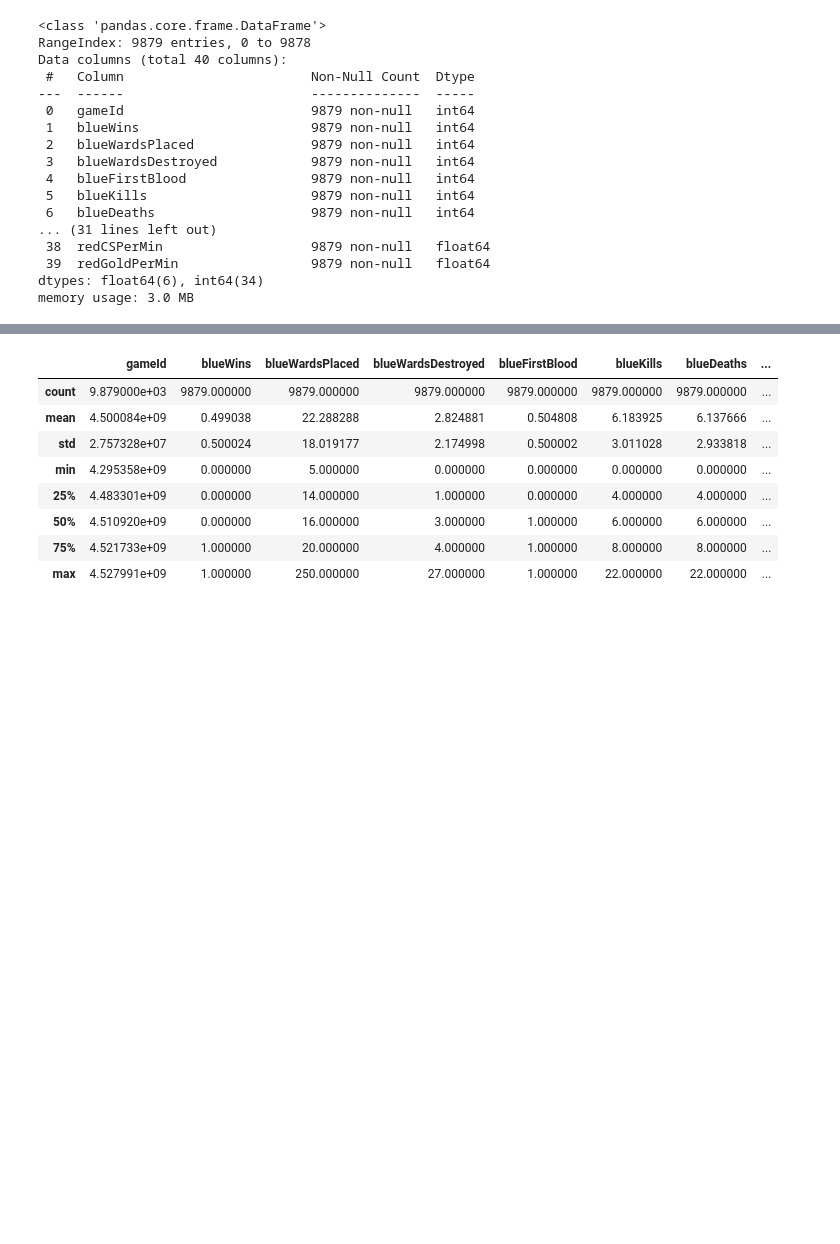
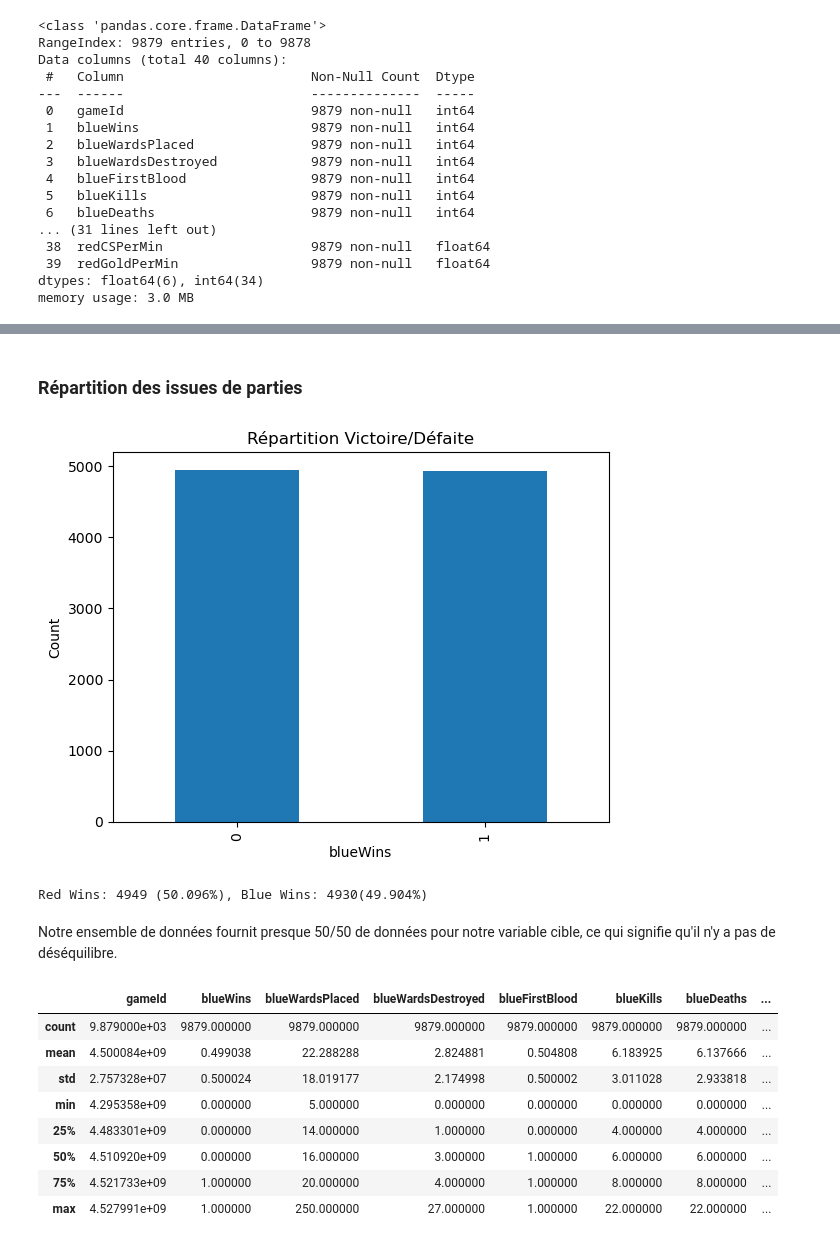
Before and after one commit to lucagortana/game-learning, a Jupyter notebook: LoL_classification.ipynb, the cells around one changed output, grey strips where cells are left out. Drawn from its saved outputs; the diff is of its cells as text; code cells hidden in the pictures; blank space fills up the shorter version.

```diff
--- a/LoL_classification.ipynb
+++ b/LoL_classification.ipynb
@@ -72,3 +87,10 @@ Data columns (total 40 columns):
  39  redGoldPerMin                 9879 non-null   float64
 dtypes: float64(6), int64(34)
 memory usage: 3.0 MB
+# %%
+y = data["blueWins"]
+
+drop_cols = ['gameId','blueWins']
+X = data.drop(drop_cols, axis=1)
+
+X.head()
@@ -75,3 +105,22 @@ memory usage: 3.0 MB
+# %% [markdown]
+### Répartition des issues de parties
+# %%
+counts = y.value_counts()
+counts.plot(kind='bar')
+
+plt.xlabel('blueWins')
+plt.ylabel('Count')
+plt.title('Répartition Victoire/Défaite')
+plt.show()
+
+W, L = y.value_counts()
+
+print('Red Wins: {} ({}%), Blue Wins: {}({}%)'.format(W,round(100*W/(W+L),3),L,round(100*L/(W+L),3)))
+# %% [output]
+[figure, added]
+Red Wins: 4949 (50.096%), Blue Wins: 4930(49.904%)
+# %% [markdown]
+Notre ensemble de données fournit presque 50/50 de données pour notre variable cible, ce qui signifie qu'il n'y a pas de déséquilibre.
 # %%
 data.describe()
 # %% [output]
```
Also changed, not shown: parts of 9 cells of this notebook, 2 other files.
